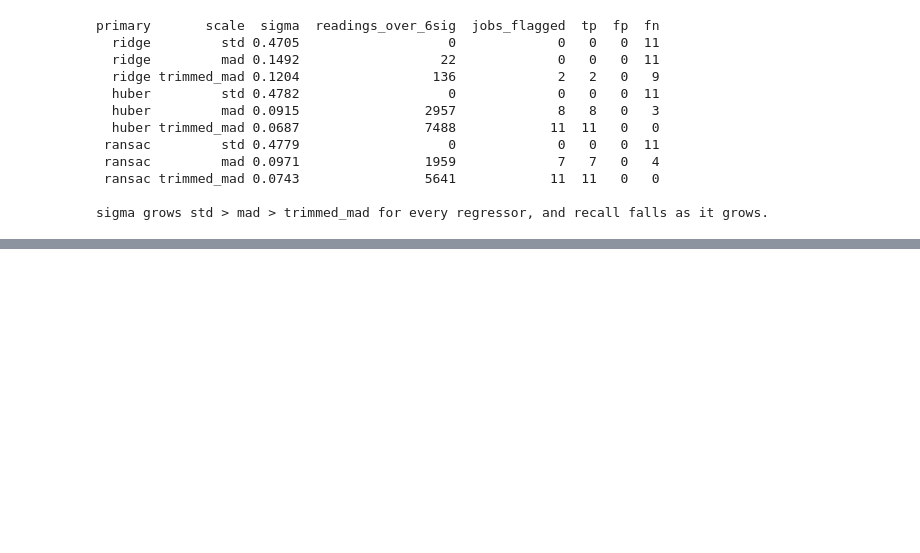
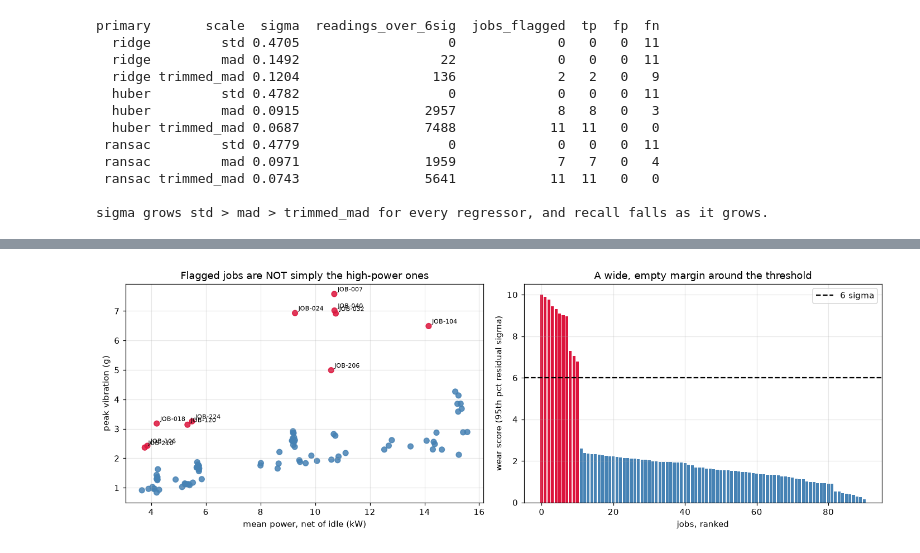
Before and after one commit to Huzefa-Calcutta/forgewright, a Jupyter notebook: notebooks/model_design.ipynb, the cells around one changed output, grey strips where cells are left out. Saved outputs shown, nothing was run; the diff lists cells and outputs as text; code cells hidden in the pictures; blank space fills up the shorter version.

```diff
--- a/notebooks/model_design.ipynb
+++ b/notebooks/model_design.ipynb
@@ -1031,0 +1342,22 @@ the healthy population's own scatter, which is what the sigma rule assumes.
+# %%
+scored, jobs, job_summary = build_job_summary("huber", "mahalanobis")
+
+fit = primary_fits["huber"]
+print(f"primary=huber secondary=mahalanobis sigma={fit['sigma']:.4f} "
+      f"(plain sd {fit['resid'].std():.4f})")
+print(f"readings: {len(scored):,} scored | primary {int(scored['primary_anomalous'].sum()):,} "
+      f"| secondary {int(scored['secondary_anomalous'].sum()):,} "
+      f"| both {int(scored['anomalous'].sum()):,}")
+print(f"jobs: {len(jobs)} total | {int(jobs['flagged'].sum())} flagged "
+      f"| {int((~jobs['assessable']).sum())} not assessable")
+print(f"agreement with the derived reference set: "
+      f"{len(set(jobs.loc[jobs['flagged'], 'job_id']) & reference_worn)} of {len(reference_worn)}")
+
+print("\n" + job_summary.head(15).to_string(index=False))
+
+# The decision margin: worst flagged vs best unflagged.
+assessable = jobs[jobs["assessable"]]
+worst_flagged = assessable.loc[assessable["flagged"], "wear_score"].min()
+best_clear = assessable.loc[~assessable["flagged"], "wear_score"].max()
+print(f"\ndecision margin: worst flagged {worst_flagged:.3f} vs best unflagged {best_clear:.3f} "
+      f"({worst_flagged / max(best_clear, 1e-9):.1f}x around the {SIGMA_MULTIPLE:.0f}-sigma line)")
@@ -1031,0 +1382,20 @@ the healthy population's own scatter, which is what the sigma rule assumes.
+# %%
+fig, axes = plt.subplots(1, 2, figsize=(13, 4.5))
+colours = np.where(jobs["flagged"], "crimson", "steelblue")
+axes[0].scatter(jobs["mean_power_kw"], jobs["peak_vibration_g"], c=colours, s=40, alpha=0.85)
+for row in jobs[jobs["flagged"]].itertuples():
+    axes[0].annotate(row.job_id, (row.mean_power_kw, row.peak_vibration_g),
+                     fontsize=7, xytext=(4, 3), textcoords="offset points")
+axes[0].set(xlabel="mean power, net of idle (kW)", ylabel="peak vibration (g)",
+            title="Flagged jobs are NOT simply the high-power ones")
+
+order = jobs[jobs["assessable"]].sort_values("wear_score", ascending=False)
+axes[1].bar(range(len(order)), order["wear_score"],
+            color=np.where(order["flagged"], "crimson", "steelblue"))
+axes[1].axhline(SIGMA_MULTIPLE, color="black", ls="--", label=f"{SIGMA_MULTIPLE:.0f} sigma")
+axes[1].set(xlabel="jobs, ranked", ylabel="wear score (95th pct residual sigma)",
+            title="A wide, empty margin around the threshold")
+axes[1].legend()
+plt.tight_layout()
+# %% [output]
+[figure, added]
```
Also changed, not shown: parts of 17 cells of this notebook.
